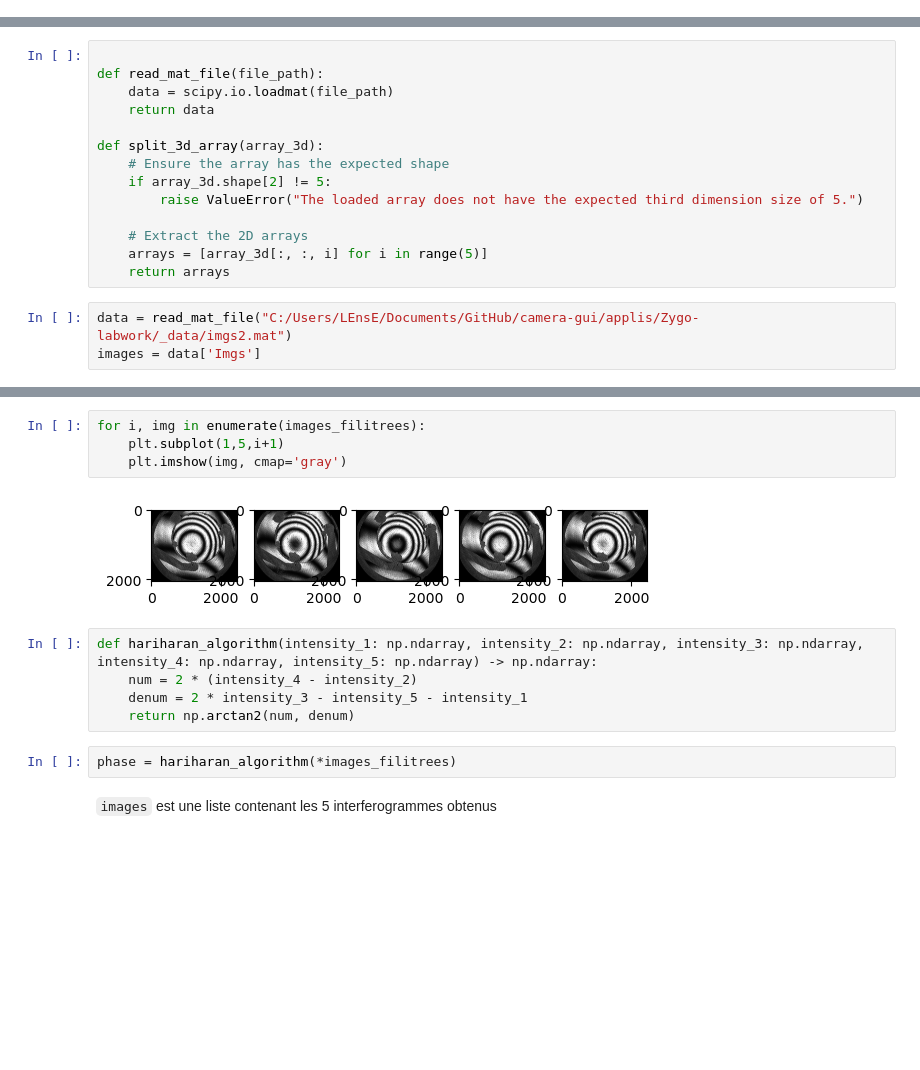
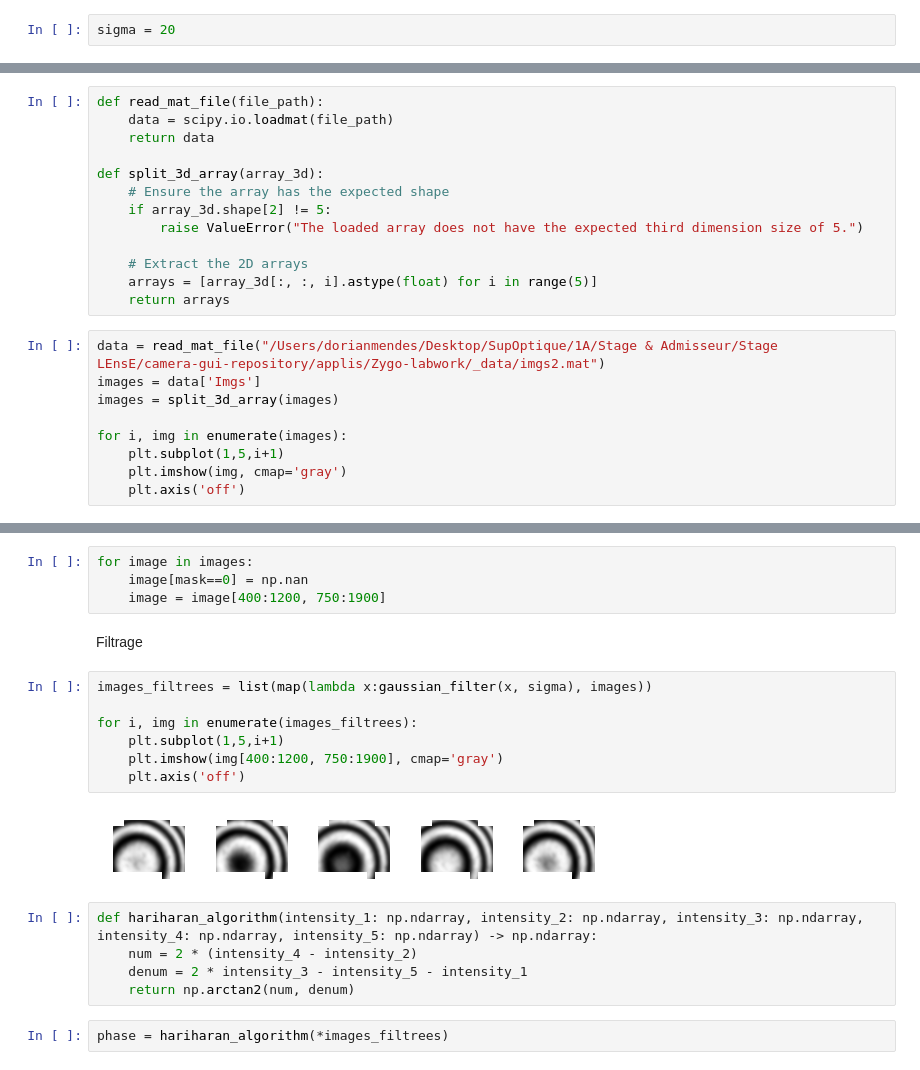
Before and after one commit to IOGS-LEnsE-ressources/camera-gui, a Jupyter notebook: applis/Zygo-labwork/_test/unwrapping.ipynb, the cells around one changed output, grey strips where cells are left out. Saved outputs shown, nothing was run; the diff lists cells and outputs as text; blank space fills up the shorter version.

```diff
--- a/applis/Zygo-labwork/_test/unwrapping.ipynb
+++ b/applis/Zygo-labwork/_test/unwrapping.ipynb
@@ -6,0 +8,2 @@ from scipy.ndimage import gaussian_filter
+# %%
+sigma = 20
@@ -7,5 +12,4 @@ from scipy.ndimage import gaussian_filter
 # %%
-
 def read_mat_file(file_path):
     data = scipy.io.loadmat(file_path)
     return data
@@ -16,8 +20,14 @@ def split_3d_array(array_3d):
         raise ValueError("The loaded array does not have the expected third dimension size of 5.")
 
     # Extract the 2D arrays
-    arrays = [array_3d[:, :, i] for i in range(5)]
+    arrays = [array_3d[:, :, i].astype(float) for i in range(5)]
     return arrays
 # %%
-data = read_mat_file("C:/Users/LEnsE/Documents/GitHub/camera-gui/applis/Zygo-labwork/_data/imgs2.mat")
+data = read_mat_file("/Users/dorianmendes/Desktop/SupOptique/1A/Stage & Admisseur/Stage LEnsE/camera-gui-repository/applis/Zygo-labwork/_data/imgs2.mat")
 images = data['Imgs']
+images = split_3d_array(images)
+
+for i, img in enumerate(images):
+    plt.subplot(1,5,i+1)
+    plt.imshow(img, cmap='gray')
+    plt.axis('off')
@@ -27,15 +87,22 @@ images_filitrees = list(map(lambda x:gaussian_filter(x, 3), images))
+# %%
+for image in images:
+    image[mask==0] = np.nan
+    image = image[400:1200, 750:1900]
+# %% [markdown]
+Filtrage
 # %%
-for i, img in enumerate(images_filitrees):
+images_filtrees = list(map(lambda x:gaussian_filter(x, sigma), images))
+
+for i, img in enumerate(images_filtrees):
     plt.subplot(1,5,i+1)
-    plt.imshow(img, cmap='gray')
+    plt.imshow(img[400:1200, 750:1900], cmap='gray')
+    plt.axis('off')
 # %% [output]
-[figure, old version]
+[figure, new version]
 # %%
 def hariharan_algorithm(intensity_1: np.ndarray, intensity_2: np.ndarray, intensity_3: np.ndarray, intensity_4: np.ndarray, intensity_5: np.ndarray) -> np.ndarray:
     num = 2 * (intensity_4 - intensity_2)
     denum = 2 * intensity_3 - intensity_5 - intensity_1
     return np.arctan2(num, denum)
 # %%
-phase = hariharan_algorithm(*images_filitrees)
+phase = hariharan_algorithm(*images_filtrees)
-# %% [markdown]
-`images` est une liste contenant les 5 interferogrammes obtenus
```
Also changed, not shown: parts of 19 cells of this notebook.
